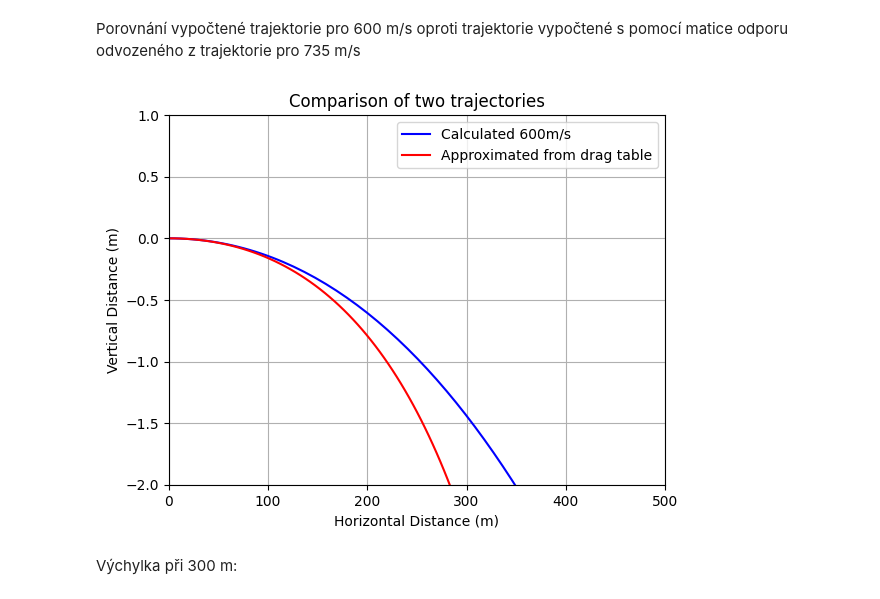
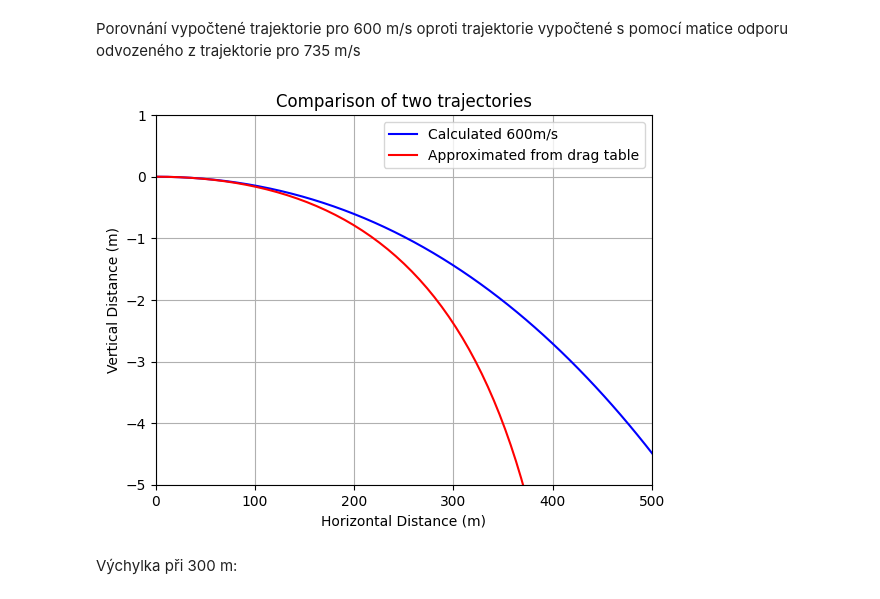
Before and after one commit to maSku0/vvp_ballistics, a Jupyter notebook: 2_demo_aproximace.ipynb, the cells around one changed output. Saved outputs shown, nothing was run; the diff lists cells and outputs as text; code cells hidden in the pictures.

```diff
--- a/2_demo_aproximace.ipynb
+++ b/2_demo_aproximace.ipynb
@@ -8,7 +8,8 @@ from classes import trajectories as Trajectory
 # %% [markdown]
 Vytvoření testovacího projektilu
 # %%
-projectile = Projectile("S&B FMJ 147grs", cal_inch=0.308, m_grs=147, G1=0.25, SD_inch=0.221) #G1=0.489
+projectile = Projectile("S&B FMJ 147grs", cal_inch=0.308,
+                        m_grs=147, SD_inch=0.221, Cd=0.25)
 # %% [markdown]
 Vytvoření trajektorie projektilu pro rychlost 735 m/s
 # %%
@@ -115,7 +125,8 @@ Trajectory.plot(x,dragFunction(x),x_limit=(700,200),y_limit=(0,-5),x_label="Velo
 Vytvoření trajektorie pro testovací projektil o rychlosti 600 m/s pomocí matice závislosti odporu na rychlosti
 # %%
-app735to600 = Trajectory.trajectory(projectile,dragSource=VelocityForceMatrix,v=600)
-app735to600 = Trajectory.normTwoCols(app735to600,(2,3))
+app735to600 = Trajectory.trajectory(
+    projectile, dragSource=VelocityForceMatrix, v=600)
+app735to600 = Trajectory.normTwoCols(app735to600, (2, 3))
 # %% [markdown]
 Porovnání trajektorie 735m/s a 600 m/s
 # %%
@@ -130,9 +142,10 @@ Výpočet s odporovou maticí
 # %% [markdown]
 Porovnání vypočtené trajektorie pro 600 m/s oproti trajektorie vypočtené s pomocí matice odporu odvozeného z trajektorie pro 735 m/s
 # %%
-Trajectory.compare(comparison[:,0],comparison[:,1],app735to600[:,0],app735to600[:,1],x_limit=(0,500),y_limit=(1,-2),name1="Calculated 600m/s",name2="Approximated from drag table")
+Trajectory.compare(comparison[:, 0], comparison[:, 1], app735to600[:, 0], app735to600[:, 1], x_limit=(
+    0, 500), y_limit=(1, -5), name1="Calculated 600m/s", name2="Approximated from drag table")
 # %% [output]
-[figure, old version]
+[figure, new version]
 # %% [markdown]
 Výchylka při 300 m:
 # %%
```
Also changed, not shown: parts of 16 cells of this notebook, 7 other files.
